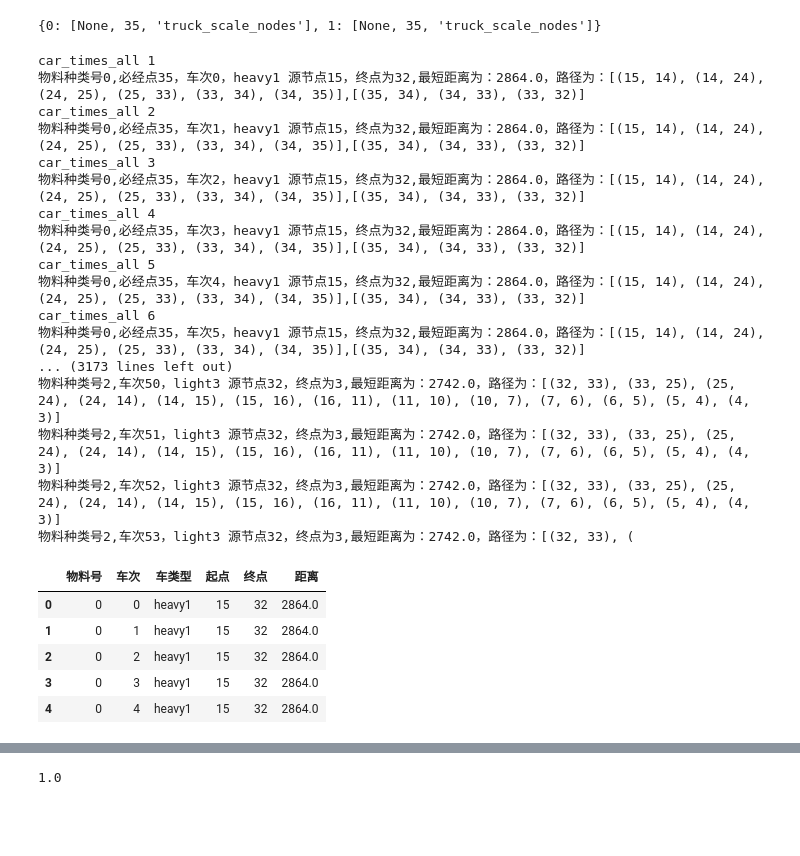
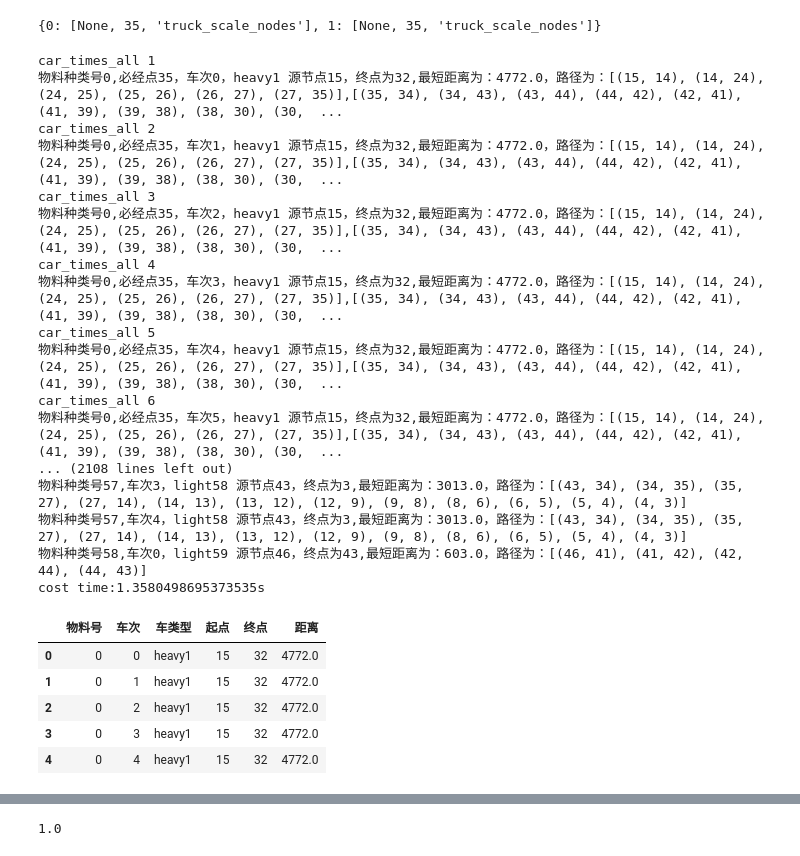
Before and after one commit to TSLNIHAOGIT/gene, a Jupyter notebook: model.ipynb, the cells around one changed output, grey strips where cells are left out. Drawn from its saved outputs; the diff is of its cells as text; code cells hidden in the pictures; blank space fills up the shorter version.

```diff
--- a/model.ipynb
+++ b/model.ipynb
@@ -33,3 +54,5 @@ kind_sheet.shape
+# %%
+kind_sheet['日运输量新']=kind_sheet['物质量']/350/kind_sheet['车次新']*10000
 # %%
 kind_sheet.head(20)
 # %% [output]
@@ -543,12 +572,13 @@ def judge_conditions(index,car_times,start_end_tuple,car_type,pairs_list,distanc
     q0=Q.iloc[index]
     c0=cap.iloc[index]
     q_div_c=q0/c0
-    op=e0*math.ceil(q_div_c)
-    ##将重车转为标车
-    if op=='heavy':
-#         print('重车{},{},{}乘以1.5转为标车'.format(index,car_times,car_type))
-        op=op*1.5
-#     print('op',op)
+#     op=e0*math.ceil(q_div_c)
+    op=e0
+#     ##将重车转为标车
+#     if op=='heavy':
+# #         print('重车{},{},{}乘以1.5转为标车'.format(index,car_times,car_type))
+#         op=op*1.5
+# #     print('op',op)
 
 
 #     print('约束最短路径为：',pairs_list)
@@ -568,6 +598,7 @@ def judge_conditions(index,car_times,start_end_tuple,car_type,pairs_list,distanc
     for pair in pairs_list:
         ##已经使用的路段都是满足道路通行能力的
         pair_index=tuple((int(each)-1 for each in pair))
+
         ##每个路段24小时实际通行能力（车辆数）
         real_amounts=(MSF.iloc[pair_index]*FHV.iloc[pair_index]*FD.iloc[pair_index]*FW.iloc[pair_index]*FF.iloc[pair_index]*24)
         if pair in double_lanes:
@@ -594,7 +625,11 @@ def judge_conditions(index,car_times,start_end_tuple,car_type,pairs_list,distanc
         res_temp_list.append(res_temp)
 
         ##可能第一个路段就大于alpha也可能是后面的路段才大于等于alpha
-        if res[pair_index]+res_temp<alpha:
+
+#         if res[pair_index]+res_temp<alpha:
+        ##这里道路通行能力是双向的：即是整个道路而不是道路上某个方向的车道
+        pair_index_invert=tuple((pair_index[1],pair_index[0]))
+        if res[pair_index]+res[pair_index_invert]+res_temp<alpha:
             pass
 # #             print('res_temp={},pair_res={},pair_index={}'.format(res_temp,res[pair_index],pair_index))
 #             res[pair_index]+=res_temp
@@ -638,7 +673,12 @@ def judge_conditions(index,car_times,start_end_tuple,car_type,pairs_list,distanc
             #成功返回最短路径；并整体更新限制条件
             for pair ,res_temp in zip(pairs_list,res_temp_list):
                     pair_index=tuple((int(each)-1 for each in pair))
-                    res[pair_index]+=res_temp
+                    #单元出入口等不计算负荷率
+#                     join_set=set(pair)&set(no_rate_nodes)
+#                     if join_set:
+#                         print('join_set',join_set)
+                    if not set(pair)&set(no_rate_nodes):
+                        res[pair_index]+=res_temp
 
 
                     if pair not in all_pairs_index_new.keys():
@@ -770,12 +819,24 @@ all_must_passed_nodes_operating_rate={}#节点序号：作业率
 # start_end_tuple_list=zip(o1,d1)
 start=time.time()
 # 数据格式all_car_se={{'heavy': [(15, 32, 97),(15, 43, 95)],'light': [(32, 15, 97),(32, 3, 94)]}
-
-
+no_heavy_flag=1
+# no_heavy_nodes_path=[25,33,34]
+no_heavy_nodes_path=[(25,33),(33,34),(34,33),(33,25)]
 
 for car_type,start_end_tuple_list in all_car_se.items():
     #car_type车型：heavy or light
 #     start_end_tuple_list={'heavy': [(15, 32, 97),(15, 43, 95)] 包含起始点以及车次
+    ##禁止重车通行：第一辆重车时删除；遇到空车时添加
+    if car_type=='heavy' and no_heavy_flag:
+        #删除禁止道路
+
+        G.remove_edges_from(no_heavy_nodes_path)
+        no_heavy_flag=0
+    elif  car_type=='light':
+        #添加删除的路段
+        G.add_edges_from(no_heavy_nodes_path)
+        no_heavy_flag=1
+
 
 
     for index,( s ,e,amounts) in enumerate(start_end_tuple_list):
@@ -855,49 +916,49 @@ for car_type,start_end_tuple_list in all_car_se.items():
         #              print('pathsssss',path)
                         print('物料种类号{},车次{}，{}{} 源节点{}，终点为{},最短距离为：{}，路径为：{}'.format(index,car_times,car_type,index+1,s,e,dd,path))
                     else:
                         print('无解：物料种类号{},车次{}，{}{} 源节点{}，终点为{},最短距离为：{}，路径为：{}'.format(index,car_times,car_type,index+1,s,e,dd,path))
 
                     all_datas.append([index,car_times,'{}{}'.format(car_type,index+1),s,e,dd])
         #         if index >1:
         #             break
         #     break
 
             #     break
 
 
         if material_info:
             G.add_edge(*material_info[1])
 
 
 print('cost time:{}s'.format(time.time()-start))
 all_df=pd.DataFrame(all_datas,columns=['物料号','车次','车类型','起点','终点','距离'])
 all_df.head()
 
 ##空车1
 # %% [output]
 car_times_all 1
-物料种类号0,必经点35，车次0，heavy1 源节点15，终点为32,最短距离为：2864.0，路径为：[(15, 14), (14, 24), (24, 25), (25, 33), (33, 34), (34, 35)],[(35, 34), (34, 33), (33, 32)]
+物料种类号0,必经点35，车次0，heavy1 源节点15，终点为32,最短距离为：4772.0，路径为：[(15, 14), (14, 24), (24, 25), (25, 26), (26, 27), (27, 35)],[(35, 34), (34, 43), (43, 44), (44, 42), (42, 41), (41, 39), (39, 38), (38, 30), (30,  ...
 car_times_all 2
-物料种类号0,必经点35，车次1，heavy1 源节点15，终点为32,最短距离为：2864.0，路径为：[(15, 14), (14, 24), (24, 25), (25, 33), (33, 34), (34, 35)],[(35, 34), (34, 33), (33, 32)]
+物料种类号0,必经点35，车次1，heavy1 源节点15，终点为32,最短距离为：4772.0，路径为：[(15, 14), (14, 24), (24, 25), (25, 26), (26, 27), (27, 35)],[(35, 34), (34, 43), (43, 44), (44, 42), (42, 41), (41, 39), (39, 38), (38, 30), (30,  ...
 car_times_all 3
-物料种类号0,必经点35，车次2，heavy1 源节点15，终点为32,最短距离为：2864.0，路径为：[(15, 14), (14, 24), (24, 25), (25, 33), (33, 34), (34, 35)],[(35, 34), (34, 33), (33, 32)]
+物料种类号0,必经点35，车次2，heavy1 源节点15，终点为32,最短距离为：4772.0，路径为：[(15, 14), (14, 24), (24, 25), (25, 26), (26, 27), (27, 35)],[(35, 34), (34, 43), (43, 44), (44, 42), (42, 41), (41, 39), (39, 38), (38, 30), (30,  ...
 car_times_all 4
-物料种类号0,必经点35，车次3，heavy1 源节点15，终点为32,最短距离为：2864.0，路径为：[(15, 14), (14, 24), (24, 25), (25, 33), (33, 34), (34, 35)],[(35, 34), (34, 33), (33, 32)]
+物料种类号0,必经点35，车次3，heavy1 源节点15，终点为32,最短距离为：4772.0，路径为：[(15, 14), (14, 24), (24, 25), (25, 26), (26, 27), (27, 35)],[(35, 34), (34, 43), (43, 44), (44, 42), (42, 41), (41, 39), (39, 38), (38, 30), (30,  ...
 car_times_all 5
-物料种类号0,必经点35，车次4，heavy1 源节点15，终点为32,最短距离为：2864.0，路径为：[(15, 14), (14, 24), (24, 25), (25, 33), (33, 34), (34, 35)],[(35, 34), (34, 33), (33, 32)]
+物料种类号0,必经点35，车次4，heavy1 源节点15，终点为32,最短距离为：4772.0，路径为：[(15, 14), (14, 24), (24, 25), (25, 26), (26, 27), (27, 35)],[(35, 34), (34, 43), (43, 44), (44, 42), (42, 41), (41, 39), (39, 38), (38, 30), (30,  ...
 car_times_all 6
-物料种类号0,必经点35，车次5，heavy1 源节点15，终点为32,最短距离为：2864.0，路径为：[(15, 14), (14, 24), (24, 25), (25, 33), (33, 34), (34, 35)],[(35, 34), (34, 33), (33, 32)]
-... (3173 lines left out)
-物料种类号2,车次50，light3 源节点32，终点为3,最短距离为：2742.0，路径为：[(32, 33), (33, 25), (25, 24), (24, 14), (14, 15), (15, 16), (16, 11), (11, 10), (10, 7), (7, 6), (6, 5), (5, 4), (4, 3)]
-物料种类号2,车次51，light3 源节点32，终点为3,最短距离为：2742.0，路径为：[(32, 33), (33, 25), (25, 24), (24, 14), (14, 15), (15, 16), (16, 11), (11, 10), (10, 7), (7, 6), (6, 5), (5, 4), (4, 3)]
-物料种类号2,车次52，light3 源节点32，终点为3,最短距离为：2742.0，路径为：[(32, 33), (33, 25), (25, 24), (24, 14), (14, 15), (15, 16), (16, 11), (11, 10), (10, 7), (7, 6), (6, 5), (5, 4), (4, 3)]
-物料种类号2,车次53，light3 源节点32，终点为3,最短距离为：2742.0，路径为：[(32, 33), (
+物料种类号0,必经点35，车次5，heavy1 源节点15，终点为32,最短距离为：4772.0，路径为：[(15, 14), (14, 24), (24, 25), (25, 26), (26, 27), (27, 35)],[(35, 34), (34, 43), (43, 44), (44, 42), (42, 41), (41, 39), (39, 38), (38, 30), (30,  ...
+... (2108 lines left out)
+物料种类号57,车次3，light58 源节点43，终点为3,最短距离为：3013.0，路径为：[(43, 34), (34, 35), (35, 27), (27, 14), (14, 13), (13, 12), (12, 9), (9, 8), (8, 6), (6, 5), (5, 4), (4, 3)]
+物料种类号57,车次4，light58 源节点43，终点为3,最短距离为：3013.0，路径为：[(43, 34), (34, 35), (35, 27), (27, 14), (14, 13), (13, 12), (12, 9), (9, 8), (8, 6), (6, 5), (5, 4), (4, 3)]
+物料种类号58,车次0，light59 源节点46，终点为43,最短距离为：603.0，路径为：[(46, 41), (41, 42), (42, 44), (44, 43)]
+cost time:1.3580498695373535s
 |  | 物料号 | 车次 | 车类型 | 起点 | 终点 | 距离 |
-| 0 | 0 | 0 | heavy1 | 15 | 32 | 2864.0 |
-| 1 | 0 | 1 | heavy1 | 15 | 32 | 2864.0 |
-| 2 | 0 | 2 | heavy1 | 15 | 32 | 2864.0 |
-| 3 | 0 | 3 | heavy1 | 15 | 32 | 2864.0 |
-| 4 | 0 | 4 | heavy1 | 15 | 32 | 2864.0 |
+| 0 | 0 | 0 | heavy1 | 15 | 32 | 4772.0 |
+| 1 | 0 | 1 | heavy1 | 15 | 32 | 4772.0 |
+| 2 | 0 | 2 | heavy1 | 15 | 32 | 4772.0 |
+| 3 | 0 | 3 | heavy1 | 15 | 32 | 4772.0 |
+| 4 | 0 | 4 | heavy1 | 15 | 32 | 4772.0 |
 # %%
 car_times_all
 # %% [output]
```
Also changed, not shown: parts of 25 cells of this notebook, 2 other files.
